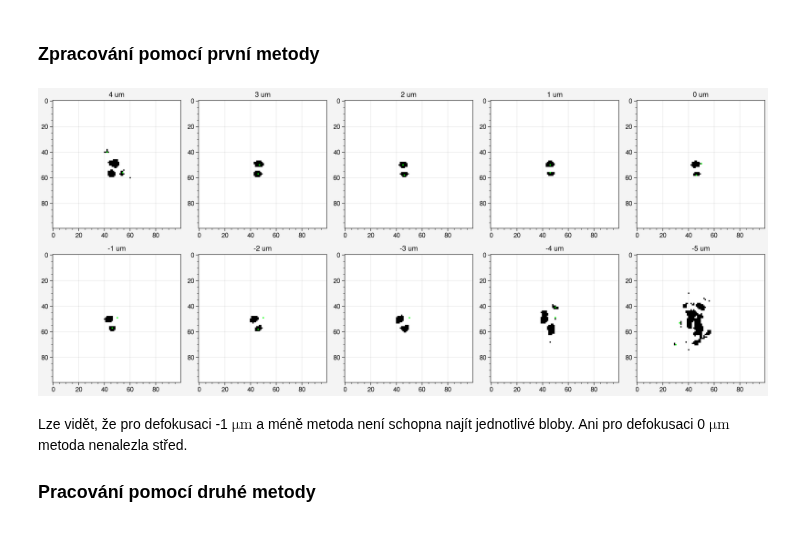
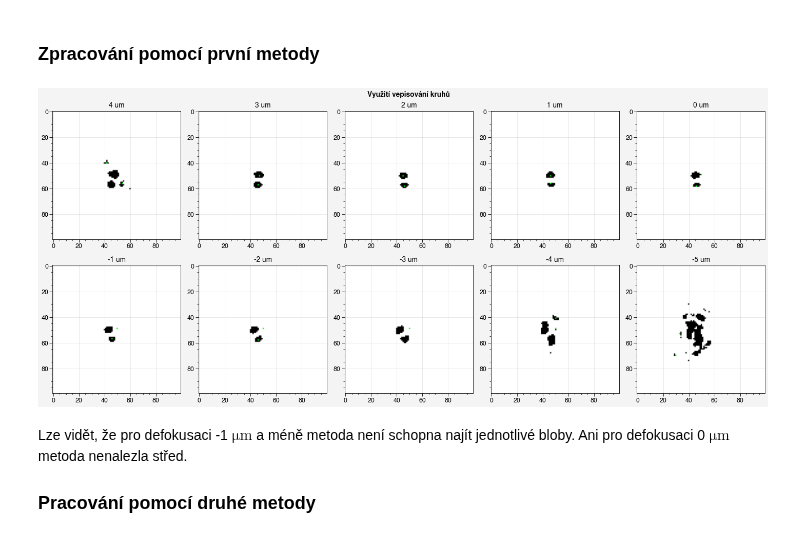
Before and after one commit to Kubiczek36/AF_module_automatition, a Jupyter notebook: psf_detection.ipynb, the cells around one changed output. Drawn from its saved outputs; the diff is of its cells as text; code cells hidden in the pictures.

```diff
--- a/psf_detection.ipynb
+++ b/psf_detection.ipynb
@@ -71,25 +71,25 @@ fig.save("test.png", dpi=333)
 # %% [markdown]
 ### Zpracování pomocí první metody
 # %%
-fig, axs = pplt.subplots(nrows = 2, ncols = 5, share=False, ,
+fig, axs = pplt.subplots(nrows = 2, ncols = 5, share=False,
                         suptitle="Využití vepisování kruhů")
 
 angles = np.zeros(10)
 
 for i in range(-5, 5):
     filename = "test_imgs/" + str(i) + ".tiff"
     image = PSFrot.readImage(path = filename)
     image = PSFrot.threshold(image, intensity=0.4)
     cx, cy, rad = PSFrot.findCircles(image)
     imC = gray2rgb(image)
     for cx, cy in zip(cx, cy):
         imC[cy, cx] = (0, 1., 0) # zvžraznění středů
     axs[i//5, 4-i%5].imshow(imC)
     axs[i//5, 4-i%5].format(title = str(i) + " um")
 
 fig.save("vysl_circ.png", dpi=333)
 # %% [output]
-[figure, old version]
+[figure, new version]
 # %% [markdown]
 Lze vidět, že pro defokusaci -1 $\mathrm{\mu m}$ a méně metoda není schopna najít jednotlivé bloby. Ani pro defokusaci 0 $\mathrm{\mu m}$ metoda nenalezla střed.
 
```
Also changed, not shown: parts of 2 cells of this notebook, 1 other file.
